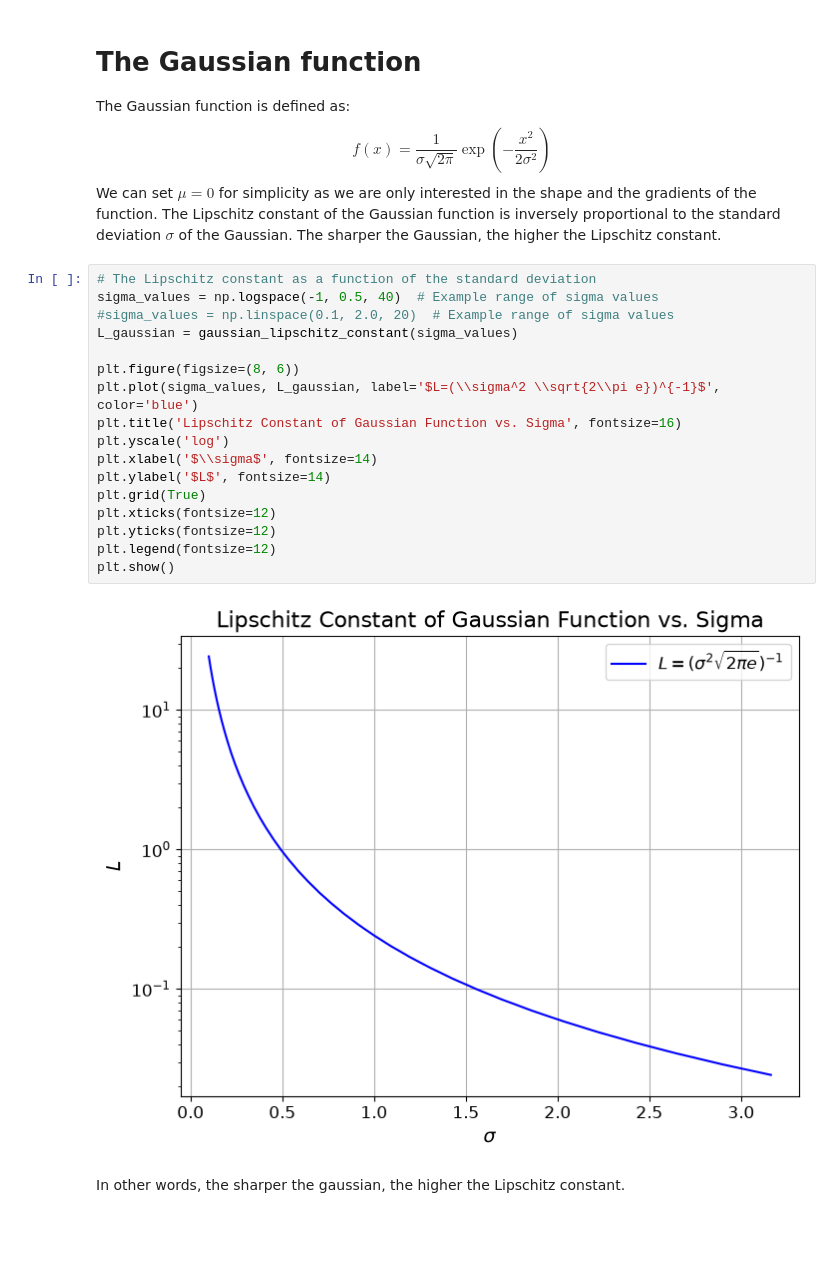
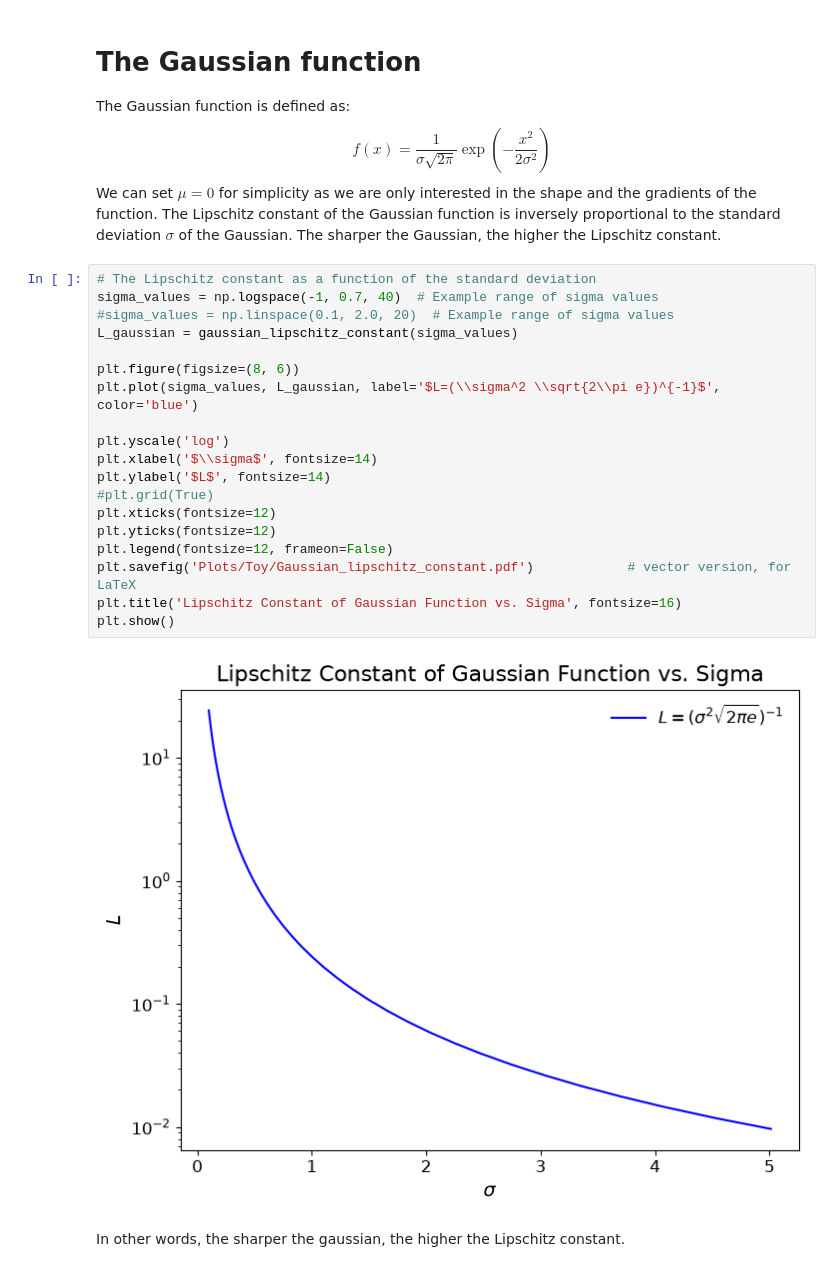
Before and after one commit to emilbkvamme/lipschitz-networks, a Jupyter notebook: Lipschitz_concept/Toy_gaussian.ipynb, the cells around one changed output. Drawn from its saved outputs; the diff is of its cells as text; blank space fills up the shorter version.

```diff
--- a/Lipschitz_concept/Toy_gaussian.ipynb
+++ b/Lipschitz_concept/Toy_gaussian.ipynb
@@ -39,23 +53,25 @@ $$
 We can set $\mu=0$ for simplicity as we are only interested in the shape and the gradients of the function. The Lipschitz constant of the Gaussian function is inversely proportional to the standard deviation $\sigma$ of the Gaussian. The sharper the Gaussian, the higher the Lipschitz constant.
 # %%
 # The Lipschitz constant as a function of the standard deviation
-sigma_values = np.logspace(-1, 0.5, 40)  # Example range of sigma values
+sigma_values = np.logspace(-1, 0.7, 40)  # Example range of sigma values
 #sigma_values = np.linspace(0.1, 2.0, 20)  # Example range of sigma values
 L_gaussian = gaussian_lipschitz_constant(sigma_values)
 
 plt.figure(figsize=(8, 6))
 plt.plot(sigma_values, L_gaussian, label='$L=(\\sigma^2 \\sqrt{2\\pi e})^{-1}$', color='blue')
-plt.title('Lipschitz Constant of Gaussian Function vs. Sigma', fontsize=16)
+
 plt.yscale('log')
 plt.xlabel('$\\sigma$', fontsize=14)
 plt.ylabel('$L$', fontsize=14)
-plt.grid(True)
+#plt.grid(True)
 plt.xticks(fontsize=12)
 plt.yticks(fontsize=12)
-plt.legend(fontsize=12)
+plt.legend(fontsize=12, frameon=False)
+plt.savefig('Plots/Toy/Gaussian_lipschitz_constant.pdf')            # vector version, for LaTeX
+plt.title('Lipschitz Constant of Gaussian Function vs. Sigma', fontsize=16)
 plt.show()
 # %% [output]
-[figure, old version]
+[figure, new version]
 # %% [markdown]
 In other words, the sharper the gaussian, the higher the Lipschitz constant.
 # %% [markdown]
```
Also changed, not shown: parts of 58 cells of this notebook, 1 other file.
